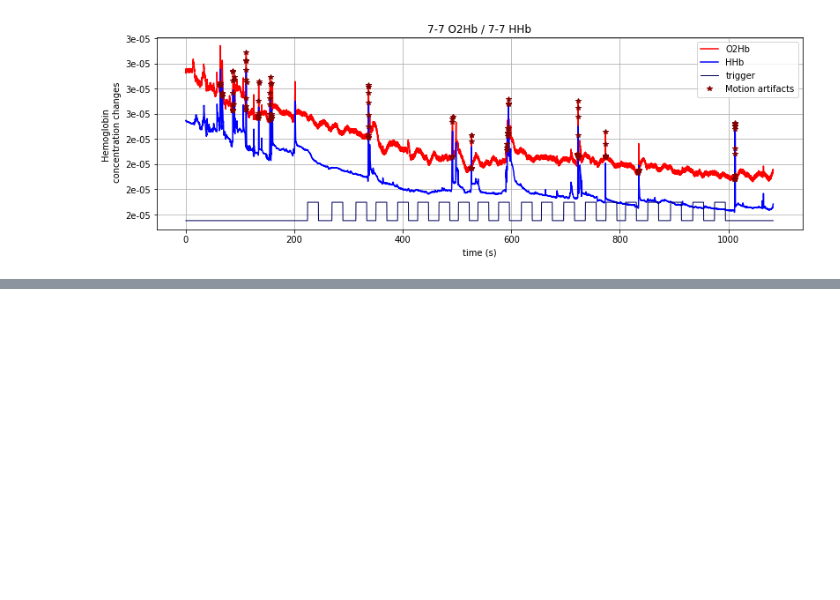
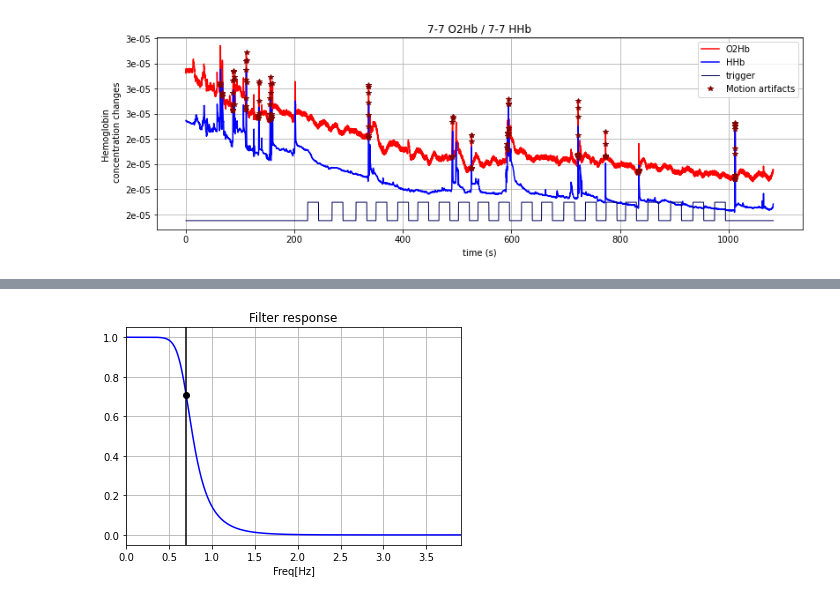
Before and after one commit to apadee/NIRS-pytoolkit, a Jupyter notebook: Filtering and motion artifacts.ipynb, the cells around one changed output, grey strips where cells are left out. Cells and saved outputs as stored; diff of their text form; code cells hidden in the pictures; blank space fills up the shorter version.

```diff
--- a/Filtering and motion artifacts.ipynb
+++ b/Filtering and motion artifacts.ipynb
@@ -49 +49,5 @@ data.plot_data(range_low = int(0*data.fs), range_high=int(0*data.fs), channels=[
+# %%
+ft.plot_lowpass_response(cutoff=0.7, fs=data.fs, order=5)
+# %% [output]
+[figure, added]
 # %%
```
Also changed, not shown: parts of 5 cells of this notebook, 5 other files.
